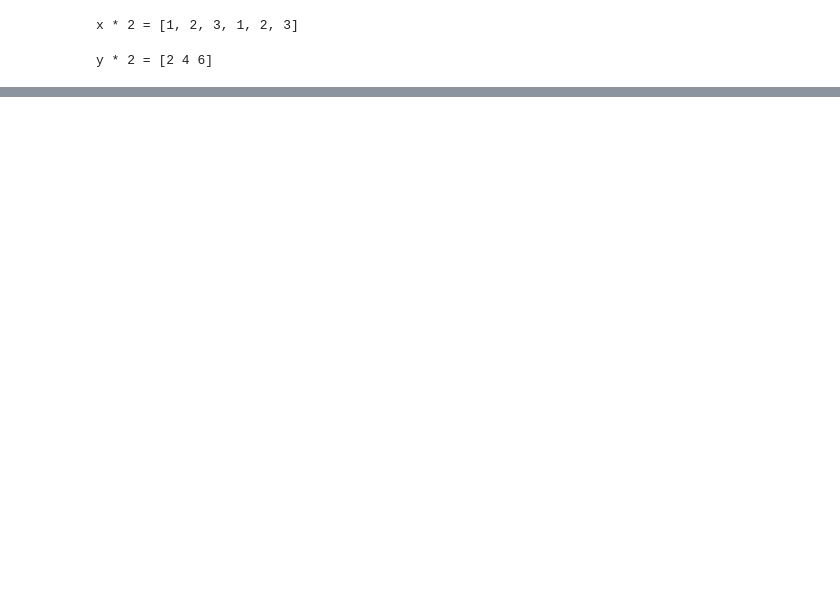
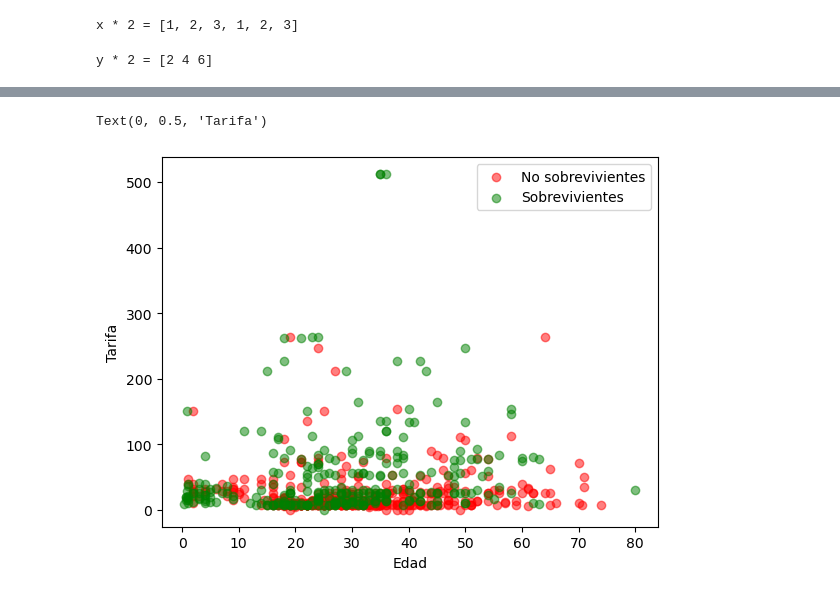
Before and after one commit to jealcalat/python4da, a Jupyter notebook: nbs/pt2_numpy-pandas-matplotlib.ipynb, the cells around one changed output, grey strips where cells are left out. Drawn from its saved outputs; the diff is of its cells as text; code cells hidden in the pictures; blank space fills up the shorter version.

```diff
--- a/nbs/pt2_numpy-pandas-matplotlib.ipynb
+++ b/nbs/pt2_numpy-pandas-matplotlib.ipynb
@@ -45,0 +170,25 @@ y * 2 = [2 4 6]
+# %%
+# Graficar tarifa como función de la edad con diferentes colores para los sobrevivientes y los que no
+
+# no sobrevivientes
+
+plt.scatter(df[df['Survived'] == 0]['Age'],
+            df[df['Survived'] == 0]['Fare'],
+            c='red',
+            alpha=0.5,
+            label='No sobrevivientes')
+
+plt.scatter(df[df['Survived'] == 1]['Age'],
+            df[df['Survived'] == 1]['Fare'],
+            c='green',
+            alpha=0.5,
+            label='Sobrevivientes')
+
+# agregar una leyenda
+plt.legend()
+# agregar etiquetas de los ejes
+plt.xlabel('Edad')
+plt.ylabel('Tarifa')
+# %% [output]
+Text(0, 0.5, 'Tarifa')
+[figure, added]
```
Also changed, not shown: parts of 29 cells of this notebook, 5 other files.
